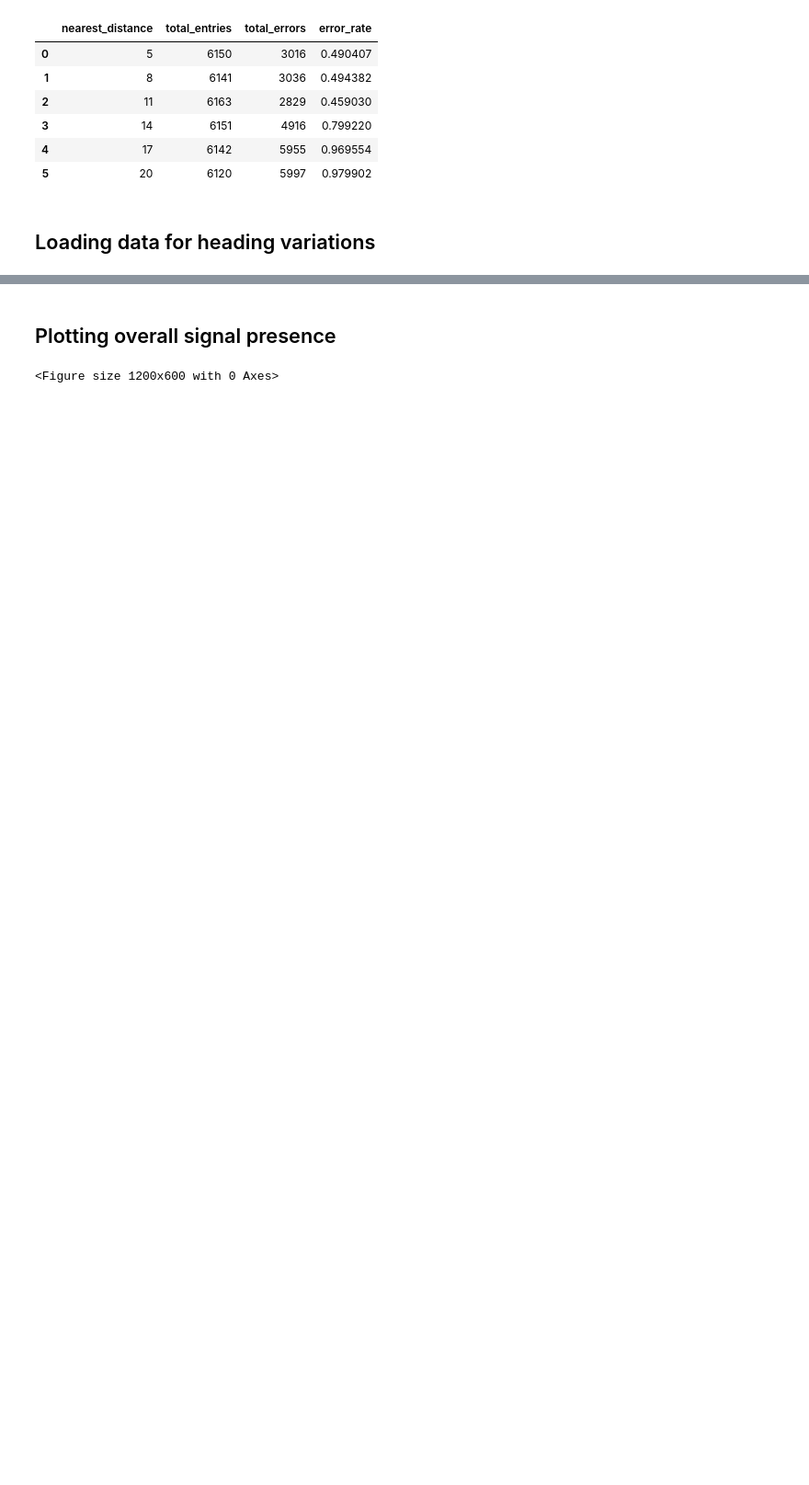
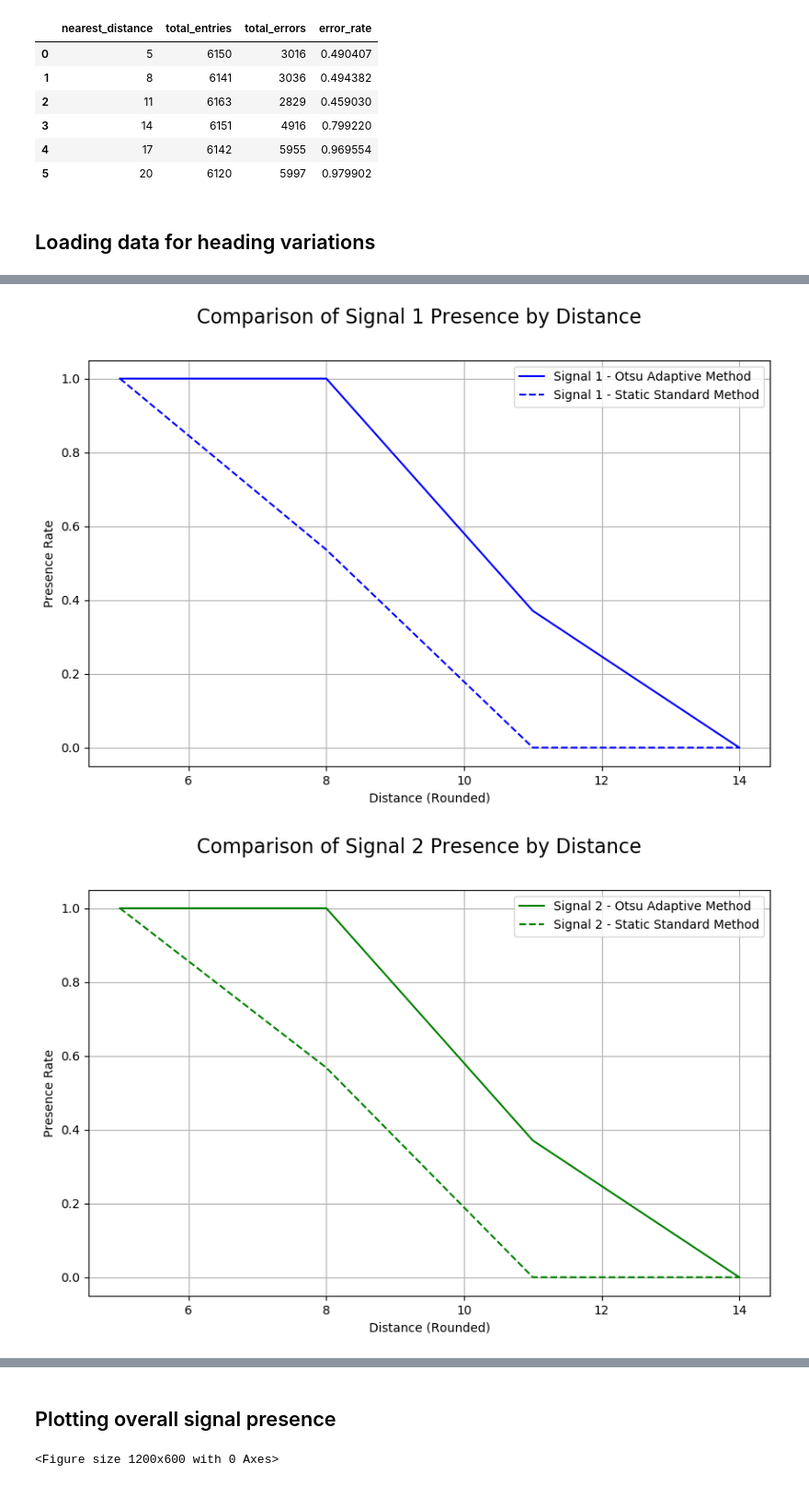
Before and after one commit to MarlonRiv/uvdar_core, a Jupyter notebook: scripts/Processing_evaluation_distance.ipynb, the cells around one changed output, grey strips where cells are left out. Shown at 92% size. Saved outputs shown, nothing was run; the diff lists cells and outputs as text; code cells hidden in the pictures; blank space fills up the shorter version.

```diff
--- a/scripts/Processing_evaluation_distance.ipynb
+++ b/scripts/Processing_evaluation_distance.ipynb
@@ -575,0 +719,36 @@ overall_presence_adaptive, overall_presence_standard, average_distance_adaptive,
+# %%
+import matplotlib.pyplot as plt
+import numpy as np
+
+# Signals, colors, labels, and methods names setup
+signals = ['signal_1', 'signal_2', 'signal_3']
+colors = ['blue', 'green', 'red']
+labels = ['Signal 1', 'Signal 2', 'Signal 3']
+method_names = ['Otsu Adaptive Method', 'Static Standard Method']
+
+# Iterate through each signal to create individual plots
+for index, signal in enumerate(signals):
+    fig, ax = plt.subplots(figsize=(10, 6))  # Adjust the figure size as needed
+    fig.suptitle(f'Comparison of {labels[index]} Presence by Distance', fontsize=16)
+
+    # Convert data to numpy arrays
+    x_kl = np.array(kl_signal_presence_by_distance['rounded_distance'])
+    y_kl = np.array(kl_signal_presence_by_distance[signal])
+    x_standard = np.array(standard_signal_presence_by_distance['rounded_distance'])
+    y_standard = np.array(standard_signal_presence_by_distance[signal])
+
+    # Plotting data for KL Adaptive Method and Static Standard Method
+    ax.plot(x_kl, y_kl, color=colors[index], label=f'{labels[index]} - {method_names[0]}')
+    ax.plot(x_standard, y_standard, '--', color=colors[index], label=f'{labels[index]} - {method_names[1]}')
+
+    # Setting labels and title
+    ax.set_xlabel('Distance (Rounded)')
+    ax.set_ylabel('Presence Rate')
+    ax.legend(loc='best')
+    ax.grid(True)
+
+    # Show the plot
+    plt.show()
+# %% [output]
+[figure, added]
+[figure, added]
```
Also changed, not shown: parts of 9 cells of this notebook, 1 other file.
